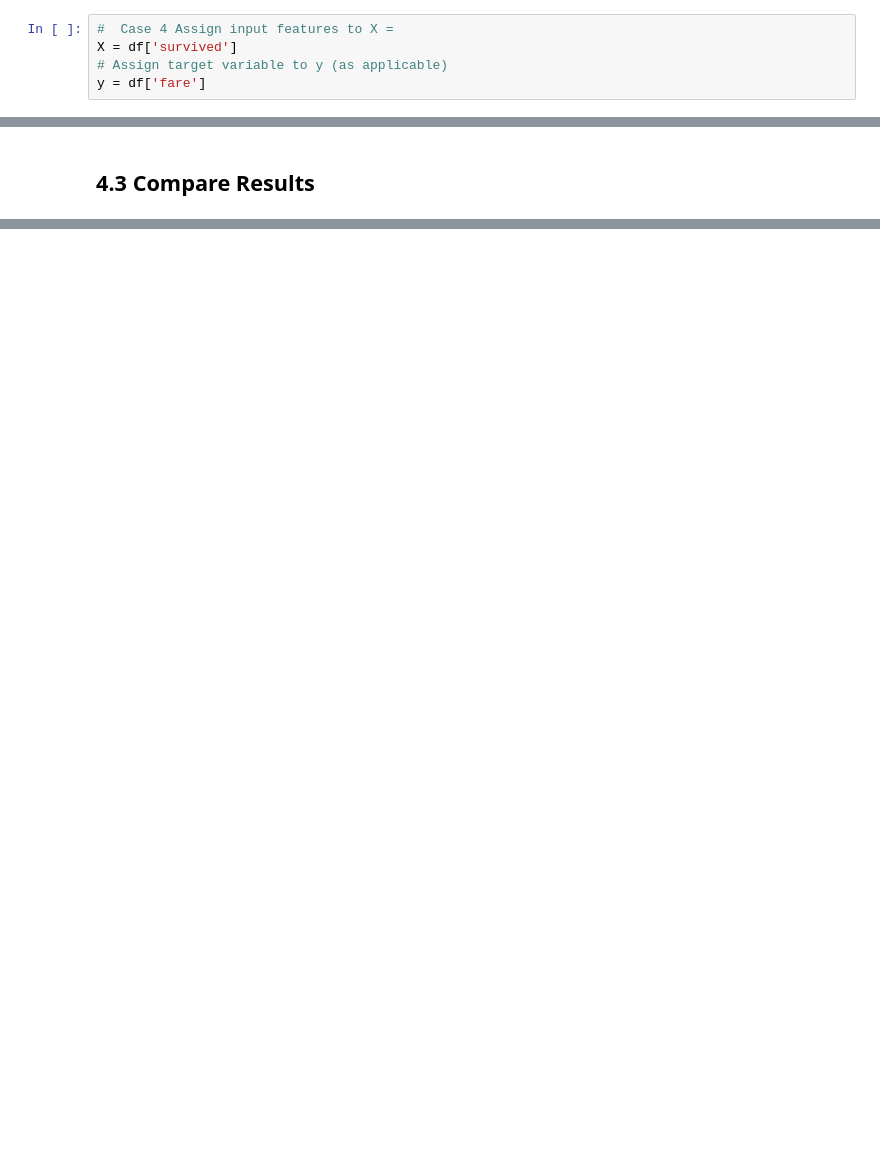
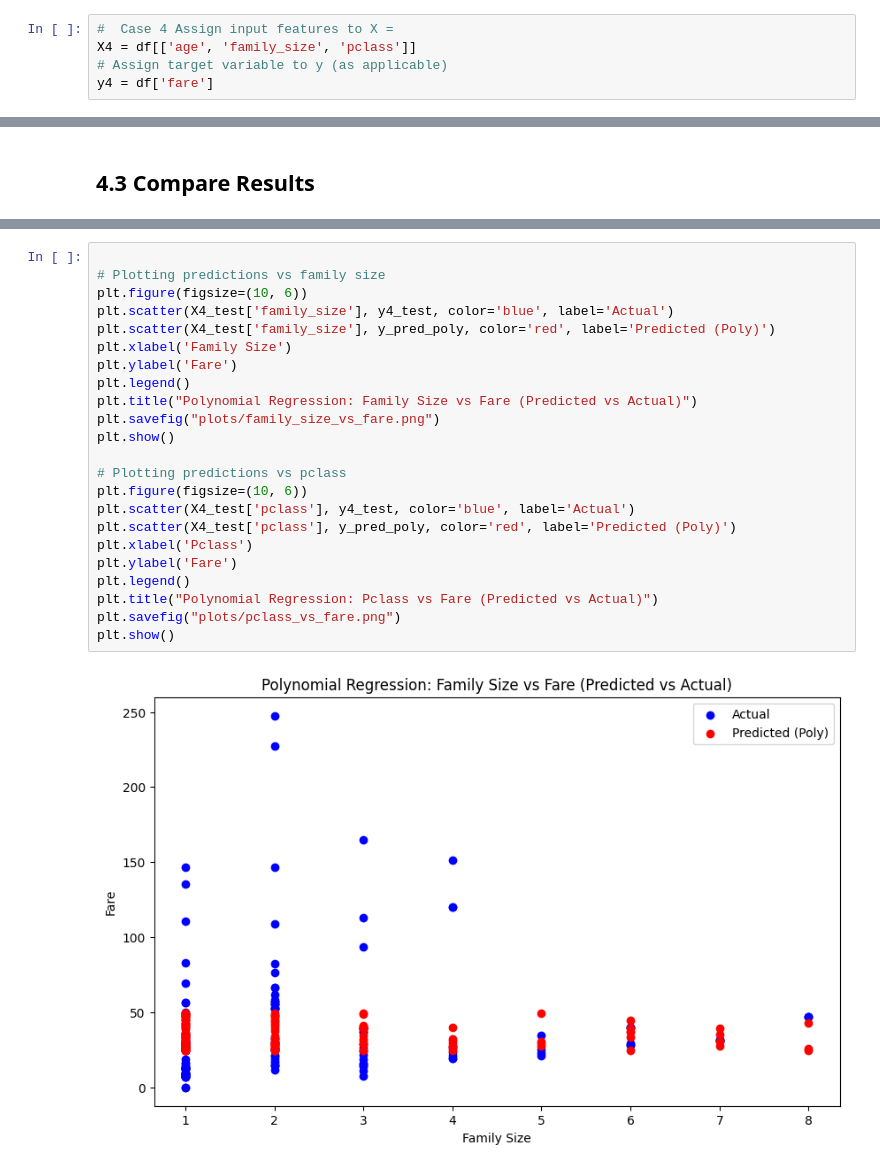
Before and after one commit to JBtallgrass/applied-ml-jballard, a Jupyter notebook: lab04/ml04_jballard.ipynb, the cells around one changed output, grey strips where cells are left out. Saved outputs shown, nothing was run; the diff lists cells and outputs as text; blank space fills up the shorter version.

```diff
--- a/lab04/ml04_jballard.ipynb
+++ b/lab04/ml04_jballard.ipynb
@@ -186,5 +169,5 @@ y = df['fare']
 # %%
 #  Case 4 Assign input features to X =
-X = df['survived']
+X4 = df[['age', 'family_size', 'pclass']]
 # Assign target variable to y (as applicable)
-y = df['fare']
+y4 = df['fare']
@@ -286,0 +485,25 @@ Name: fare, dtype: float64
+# %%
+
+# Plotting predictions vs family size
+plt.figure(figsize=(10, 6))
+plt.scatter(X4_test['family_size'], y4_test, color='blue', label='Actual')
+plt.scatter(X4_test['family_size'], y_pred_poly, color='red', label='Predicted (Poly)')
+plt.xlabel('Family Size')
+plt.ylabel('Fare')
+plt.legend()
+plt.title("Polynomial Regression: Family Size vs Fare (Predicted vs Actual)")
+plt.savefig("plots/family_size_vs_fare.png")
+plt.show()
+
+# Plotting predictions vs pclass
+plt.figure(figsize=(10, 6))
+plt.scatter(X4_test['pclass'], y4_test, color='blue', label='Actual')
+plt.scatter(X4_test['pclass'], y_pred_poly, color='red', label='Predicted (Poly)')
+plt.xlabel('Pclass')
+plt.ylabel('Fare')
+plt.legend()
+plt.title("Polynomial Regression: Pclass vs Fare (Predicted vs Actual)")
+plt.savefig("plots/pclass_vs_fare.png")
+plt.show()
+# %% [output]
+[figure, added]
```
Also changed, not shown: parts of 39 cells of this notebook, 3 other files.
